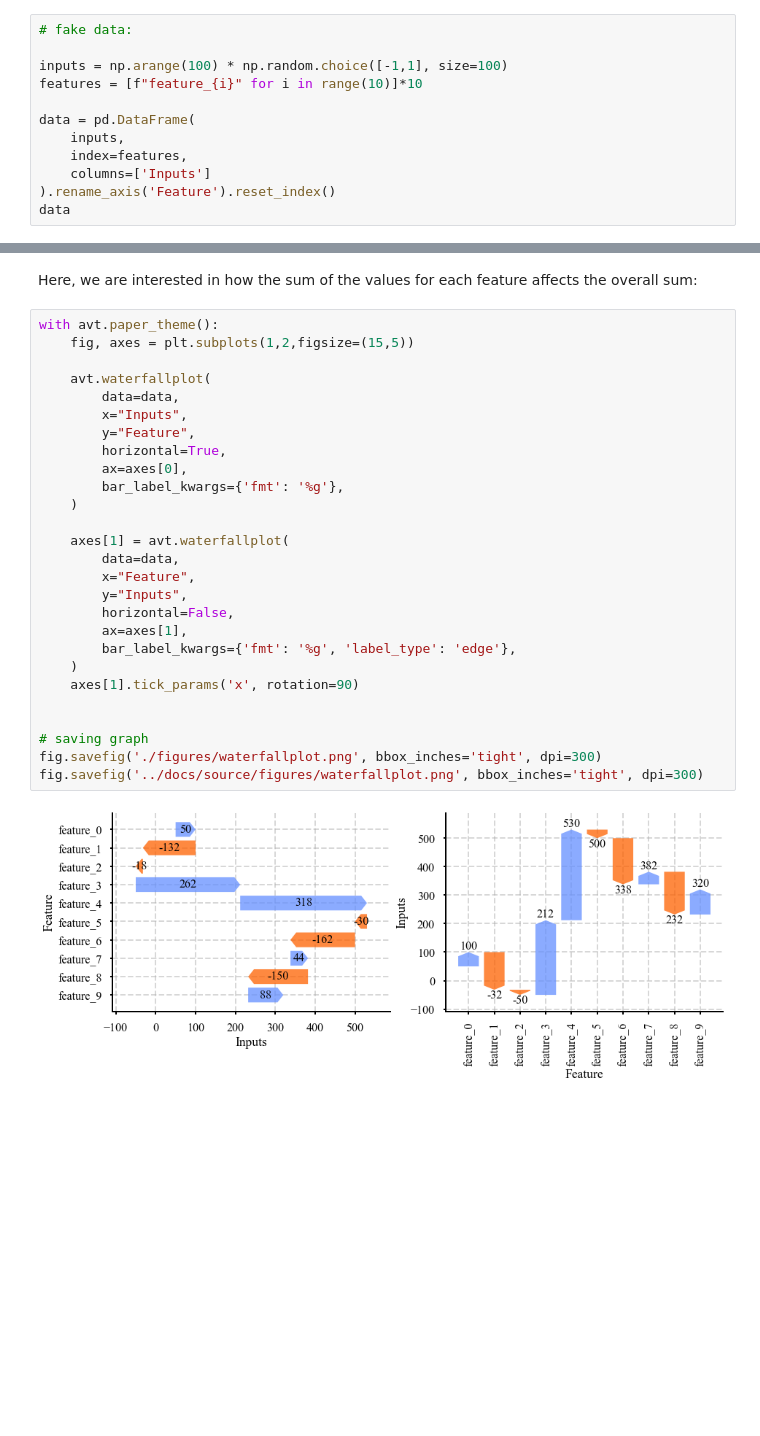
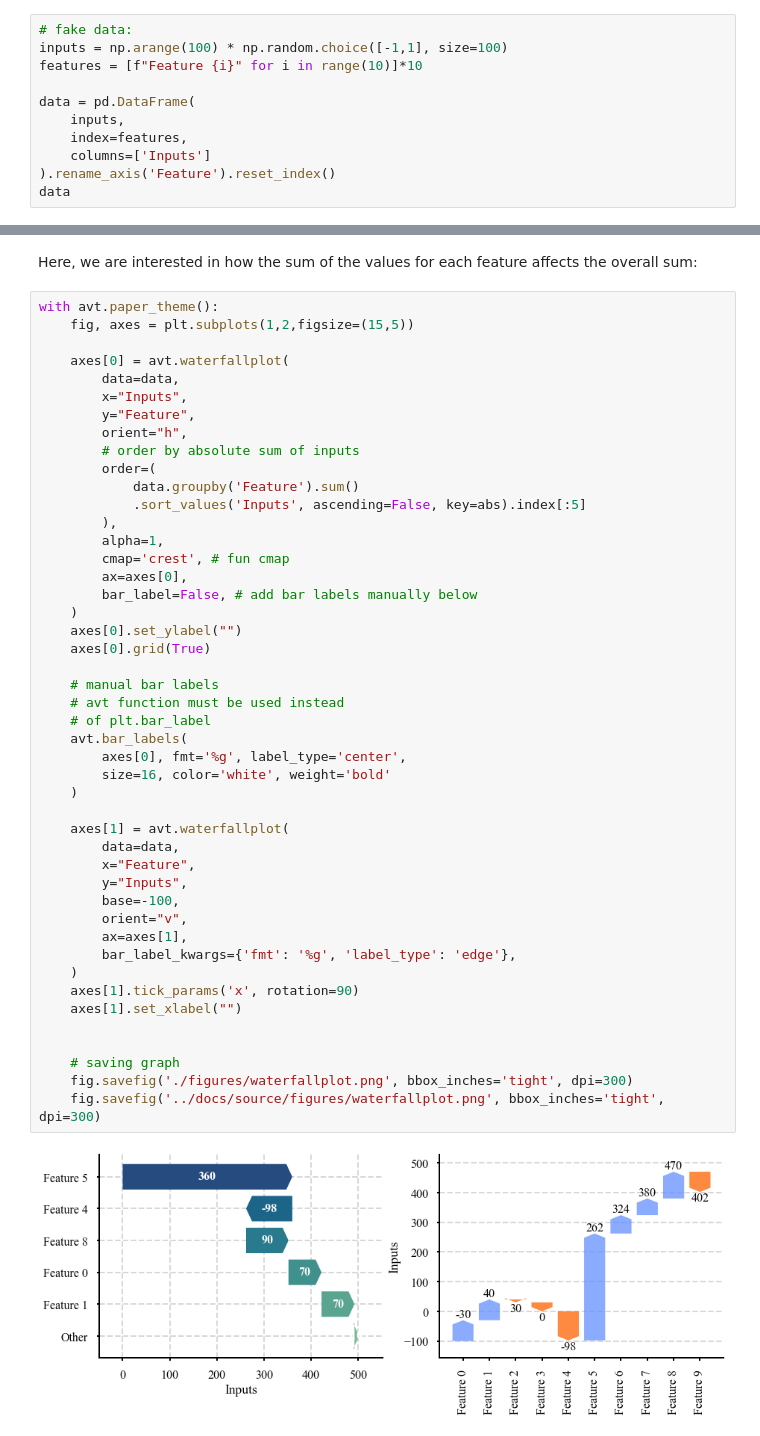
Before and after one commit to alexcapstick/alexs-visualisation-tools, a Jupyter notebook: examples/catplot.ipynb, the cells around one changed output, grey strips where cells are left out. Cells and saved outputs as stored; diff of their text form; blank space fills up the shorter version.

Commit message:
Improving Waterfall Plot and Bar Labels

```diff
--- a/examples/catplot.ipynb
+++ b/examples/catplot.ipynb
@@ -81,9 +81,8 @@ ax.figure.savefig('../docs/source/figures/timefreqheatmap.png', bbox_inches='tig
 Given data that represents some breakdown of another value, you may do the following:
 # %%
 # fake data:
-
 inputs = np.arange(100) * np.random.choice([-1,1], size=100)
-features = [f"feature_{i}" for i in range(10)]*10
+features = [f"Feature {i}" for i in range(10)]*10
 
 data = pd.DataFrame(
     inputs,
@@ -110,29 +109,48 @@ Here, we are interested in how the sum of the values for each feature affects th
 # %%
 with avt.paper_theme():
     fig, axes = plt.subplots(1,2,figsize=(15,5))
 
-    avt.waterfallplot(
+    axes[0] = avt.waterfallplot(
         data=data,
         x="Inputs",
         y="Feature",
-        horizontal=True,
+        orient="h",
+        # order by absolute sum of inputs
+        order=(
+            data.groupby('Feature').sum()
+            .sort_values('Inputs', ascending=False, key=abs).index[:5]
+        ),
+        alpha=1,
+        cmap='crest', # fun cmap
         ax=axes[0],
-        bar_label_kwargs={'fmt': '%g'},
+        bar_label=False, # add bar labels manually below
+    )
+    axes[0].set_ylabel("")
+    axes[0].grid(True)
+
+    # manual bar labels
+    # avt function must be used instead
+    # of plt.bar_label
+    avt.bar_labels(
+        axes[0], fmt='%g', label_type='center',
+        size=16, color='white', weight='bold'
     )
 
     axes[1] = avt.waterfallplot(
         data=data,
         x="Feature",
         y="Inputs",
-        horizontal=False,
+        base=-100,
+        orient="v",
         ax=axes[1],
         bar_label_kwargs={'fmt': '%g', 'label_type': 'edge'},
     )
     axes[1].tick_params('x', rotation=90)
+    axes[1].set_xlabel("")
 
 
-# saving graph
-fig.savefig('./figures/waterfallplot.png', bbox_inches='tight', dpi=300)
-fig.savefig('../docs/source/figures/waterfallplot.png', bbox_inches='tight', dpi=300)
+    # saving graph
+    fig.savefig('./figures/waterfallplot.png', bbox_inches='tight', dpi=300)
+    fig.savefig('../docs/source/figures/waterfallplot.png', bbox_inches='tight', dpi=300)
 # %% [output]
-[figure, old version]
+[figure, new version]
```
Also changed, not shown: parts of 1 cell of this notebook, 3 other files.
